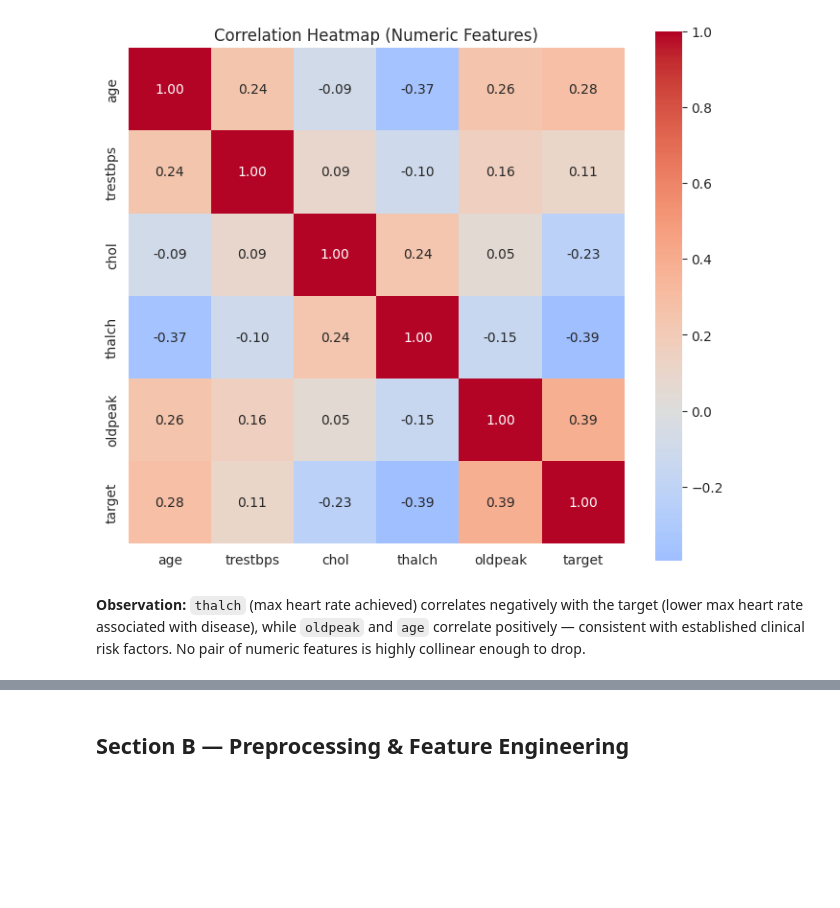
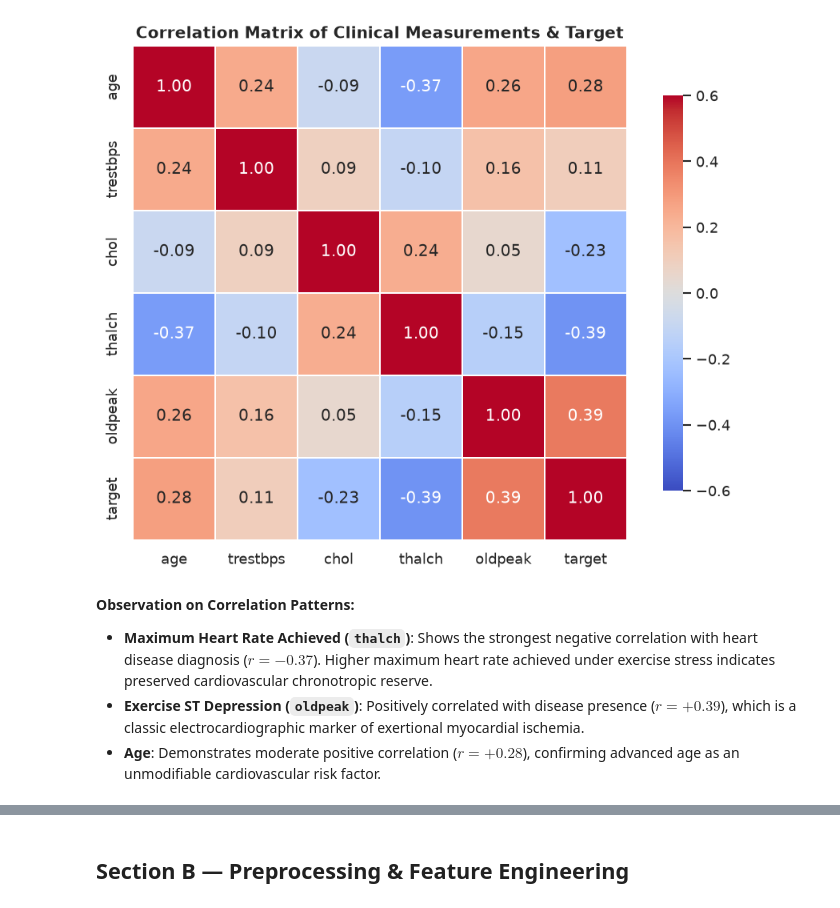
Before and after one commit to sowmya24057/23CSE301_ml_capstone, a Jupyter notebook: notebooks/classification.ipynb, the cells around one changed output, grey strips where cells are left out. Saved outputs shown, nothing was run; the diff lists cells and outputs as text; code cells hidden in the pictures; blank space fills up the shorter version.

```diff
--- a/notebooks/classification.ipynb
+++ b/notebooks/classification.ipynb
@@ -122,0 +110,23 @@ report precision/recall/F1 rather than accuracy alone.
+# %%
+# Locate and load the dataset across common paths (root, data folder, or notebook dir)
+candidate_paths = [
+    "../data/classification_heart.csv",
+    "../data/heart_disease_uci.csv",
+    "data/classification_heart.csv",
+    "data/heart_disease_uci.csv",
+    "classification_heart.csv"
+]
+
+data_path = None
+for p in candidate_paths:
+    if os.path.exists(p):
+        data_path = p
+        break
+
+if data_path is None:
+    raise FileNotFoundError("Heart disease dataset file not found in any standard path.")
+
+df = pd.read_csv(data_path)
+print(f"Dataset successfully loaded from: {data_path}")
+print(f"Dataset Dimensions: {df.shape[0]} rows, {df.shape[1]} columns\n")
+display(df.head())
@@ -158,17 +261,19 @@ per-class recall matter more than raw accuracy when comparing models.
 # %%
-numeric_for_corr = ["age","trestbps","chol","thalch","oldpeak","target"]
-plt.figure(figsize=(7,6))
-corr = df[numeric_for_corr].corr()
-sns.heatmap(corr, annot=True, fmt=".2f", cmap="coolwarm", center=0, square=True)
-plt.title("Correlation Heatmap (Numeric Features)")
+# Correlation Heatmap among Numerical Features and Binary Target
+numeric_corr_cols = ["age", "trestbps", "chol", "thalch", "oldpeak", "target"]
+corr_matrix = df[numeric_corr_cols].corr()
+
+plt.figure(figsize=(8, 6))
+sns.heatmap(corr_matrix, annot=True, fmt=".2f", cmap="coolwarm", center=0, vmin=-0.6, vmax=0.6,
+            square=True, linewidths=1, linecolor="white", cbar_kws={"shrink": 0.8})
+plt.title("Correlation Matrix of Clinical Measurements & Target", fontsize=12, fontweight="bold")
 plt.tight_layout()
-plt.savefig("fig_correlation_heatmap.png", bbox_inches="tight")
 plt.show()
 # %% [output]
-[figure, old version]
+[figure, new version]
-# %% [markdown]
-**Observation:** `thalch` (max heart rate achieved) correlates negatively with
-the target (lower max heart rate associated with disease), while `oldpeak` and
-`age` correlate positively — consistent with established clinical risk factors.
-No pair of numeric features is highly collinear enough to drop.
+# %% [markdown]
+**Observation on Correlation Patterns:**
+- **Maximum Heart Rate Achieved (`thalch`)**: Shows the strongest negative correlation with heart disease diagnosis ($r = -0.37$). Higher maximum heart rate achieved under exercise stress indicates preserved cardiovascular chronotropic reserve.
+- **Exercise ST Depression (`oldpeak`)**: Positively correlated with disease presence ($r = +0.39$), which is a classic electrocardiographic marker of exertional myocardial ischemia.
+- **Age**: Demonstrates moderate positive correlation ($r = +0.28$), confirming advanced age as an unmodifiable cardiovascular risk factor.
 # %%
```
Also changed, not shown: parts of 90 cells of this notebook, 1 other file.
